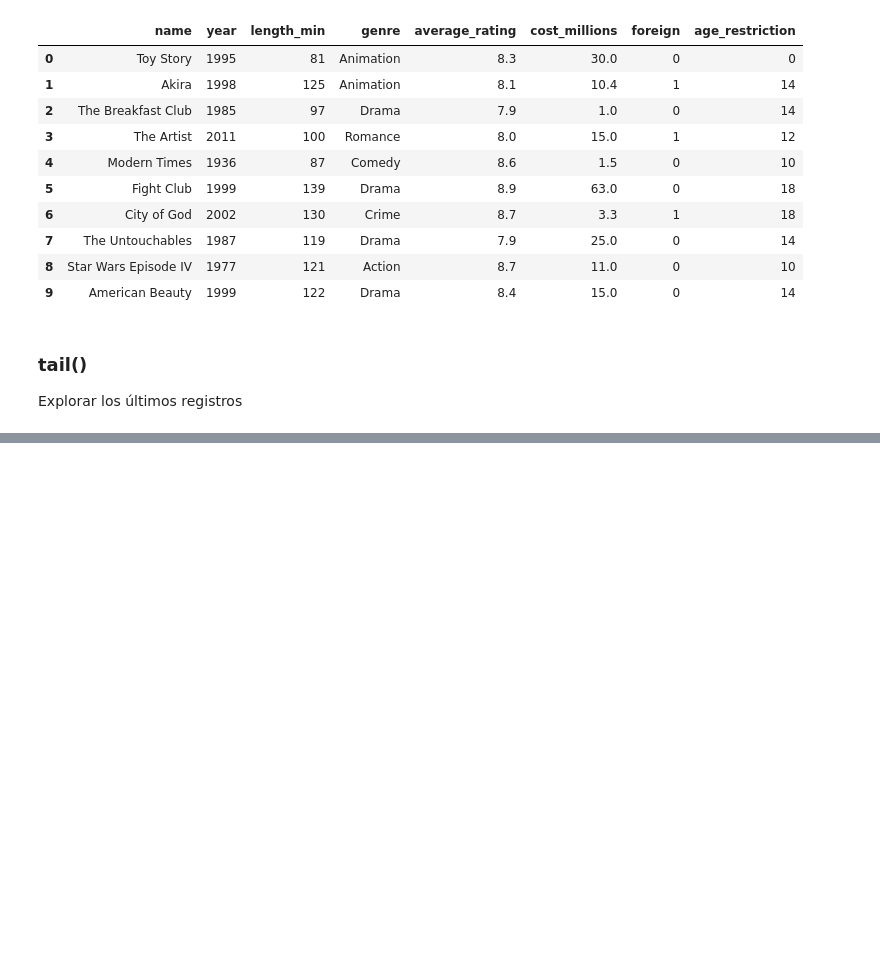
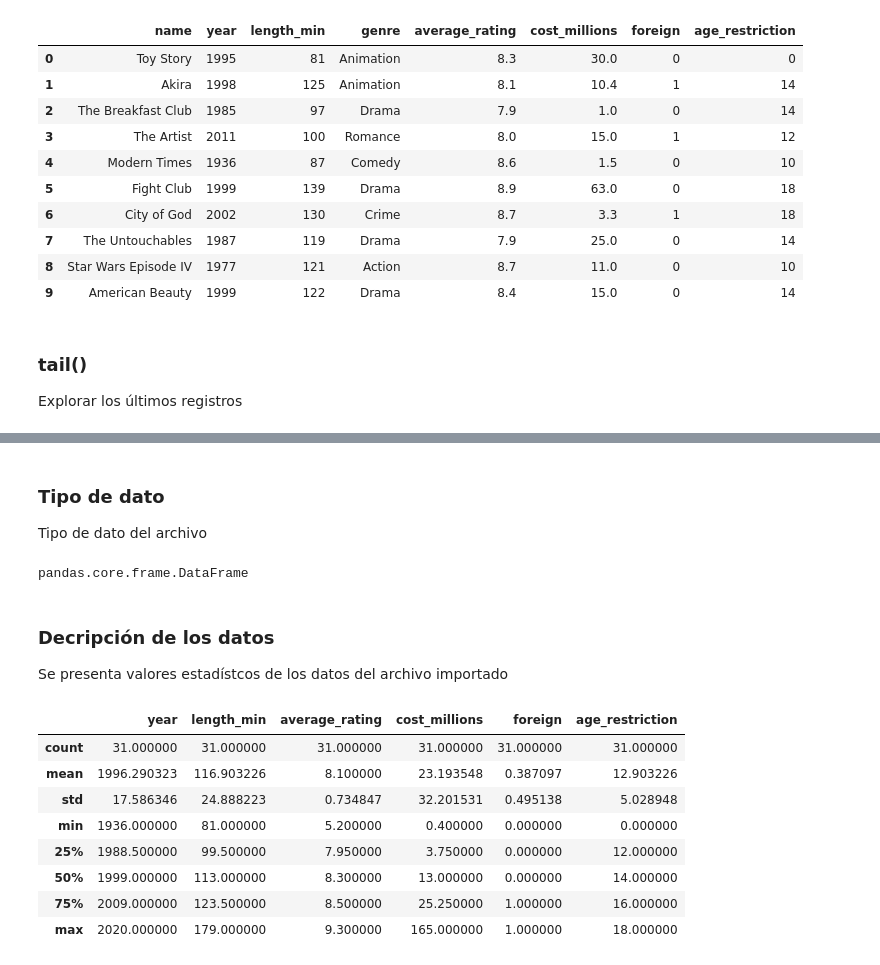
Before and after one commit to rpizarrog/-DatosContaminantes-, a Jupyter notebook: Analisis-Inteligente-de-datos/Pyhton documentos/explorar_datos.ipynb, the cells around one changed output, grey strips where cells are left out. Cells and saved outputs as stored; diff of their text form; code cells hidden in the pictures; blank space fills up the shorter version.

```diff
--- a/Analisis-Inteligente-de-datos/Pyhton documentos/explorar_datos.ipynb
+++ b/Analisis-Inteligente-de-datos/Pyhton documentos/explorar_datos.ipynb
@@ -83,3 +83,27 @@ datos.tail(10)
 | 28 | The Eternal Sunshine of the Spotl... | 2004 | 108 | Drama | 8.3 | 20.0 | 0 | 14 |
 | 29 | Chicago | 2002 | 113 | Comedy | 7.2 | 45.0 | 0 | 12 |
 | 30 | Jumangi | 2020 | 120 | Action | 8.0 | 50.0 | 0 | 12 |
+# %% [markdown]
+### Tipo de dato
+
+Tipo de dato del archivo
+# %%
+type(datos)
+# %% [output]
+pandas.core.frame.DataFrame
+# %% [markdown]
+### Decripción de los datos
+
+Se presenta valores estadístcos de los datos del archivo importado
+# %%
+datos.describe()
+# %% [output]
+|  | year | length_min | average_rating | cost_millions | foreign | age_restriction |
+| count | 31.000000 | 31.000000 | 31.000000 | 31.000000 | 31.000000 | 31.000000 |
+| mean | 1996.290323 | 116.903226 | 8.100000 | 23.193548 | 0.387097 | 12.903226 |
+| std | 17.586346 | 24.888223 | 0.734847 | 32.201531 | 0.495138 | 5.028948 |
+| min | 1936.000000 | 81.000000 | 5.200000 | 0.400000 | 0.000000 | 0.000000 |
+| 25% | 1988.500000 | 99.500000 | 7.950000 | 3.750000 | 0.000000 | 12.000000 |
+| 50% | 1999.000000 | 113.000000 | 8.300000 | 13.000000 | 0.000000 | 14.000000 |
+| 75% | 2009.000000 | 123.500000 | 8.500000 | 25.250000 | 1.000000 | 16.000000 |
+| max | 2020.000000 | 179.000000 | 9.300000 | 165.000000 | 1.000000 | 18.000000 |
```
